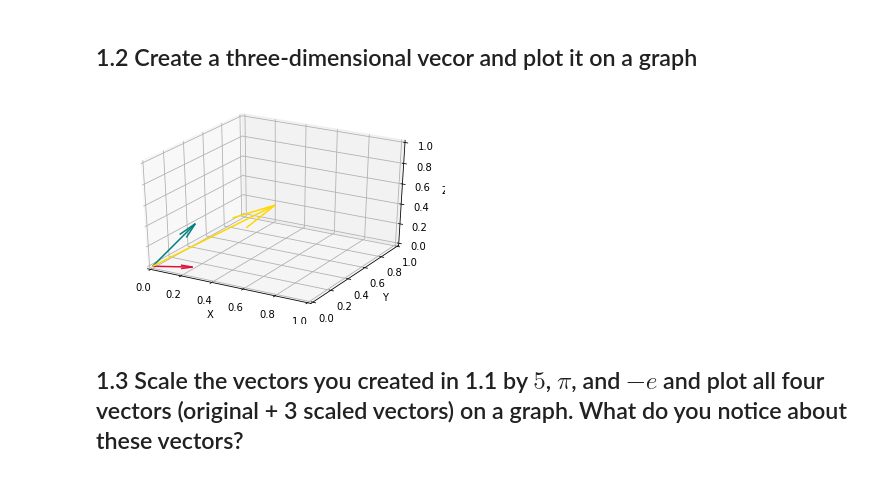
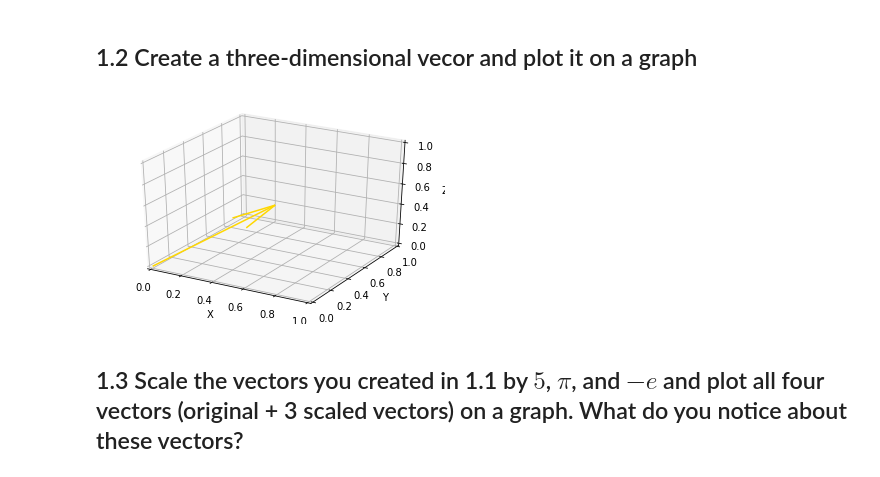
Before and after one commit to raklives/DS-Unit-1-Sprint-3-Linear-Algebra, a Jupyter notebook: module1-vectors-and-matrices/LS_DS_131_Vectors_and_Matrices_Assignment.ipynb, the cells around one changed output. Saved outputs shown, nothing was run; the diff lists cells and outputs as text; code cells hidden in the pictures.

```diff
--- a/module1-vectors-and-matrices/LS_DS_131_Vectors_and_Matrices_Assignment.ipynb
+++ b/module1-vectors-and-matrices/LS_DS_131_Vectors_and_Matrices_Assignment.ipynb
@@ -200,5 +176,5 @@ blue = [.1, .3, .3]
 # %%
-vectors = np.array([[0, 0, 0, .5, .5, .5],
+vector= np.array([[0, 0, 0, .5, .5, .5],
                     [0, 0, 0, .2, .1, .0],
                     [0, 0, 0, .1, .3, .3]])
 
@@ -225,23 +201,22 @@ for letter in [X, Y, Z, U, V, W]:
 # %%
 # plot that in 3-D
 from mpl_toolkits.mplot3d import Axes3D
 
 fig = plt.figure()
 ax = fig.add_subplot(111, projection = '3d')
 ax.quiver(X[0], Y[0], Z[0], U[0], V[0], W[0], length=1, color='gold')
-ax.quiver(X[1], Y[1], Z[1], U[1], V[1], W[1], length=1, color='crimson')
-ax.quiver(X[2], Y[2], Z[2], U[2], V[2], W[2], length=1, color='teal')
+
 
 ax.set_xlim([0, 1])
 ax.set_ylim([0, 1])
 ax.set_zlim([0, 1])
 ax.set_xlabel('X')
 ax.set_ylabel('Y')
 ax.set_zlabel('Z')
 
 plt.show()
 # %% [output]
-[figure, old version]
+[figure, new version]
 # %% [markdown]
 ## 1.3 Scale the vectors you created in 1.1 by $5$, $\pi$, and $-e$ and plot all four vectors (original + 3 scaled vectors) on a graph. What do you notice about these vectors?
 # %%
```
Also changed, not shown: parts of 23 cells of this notebook.
